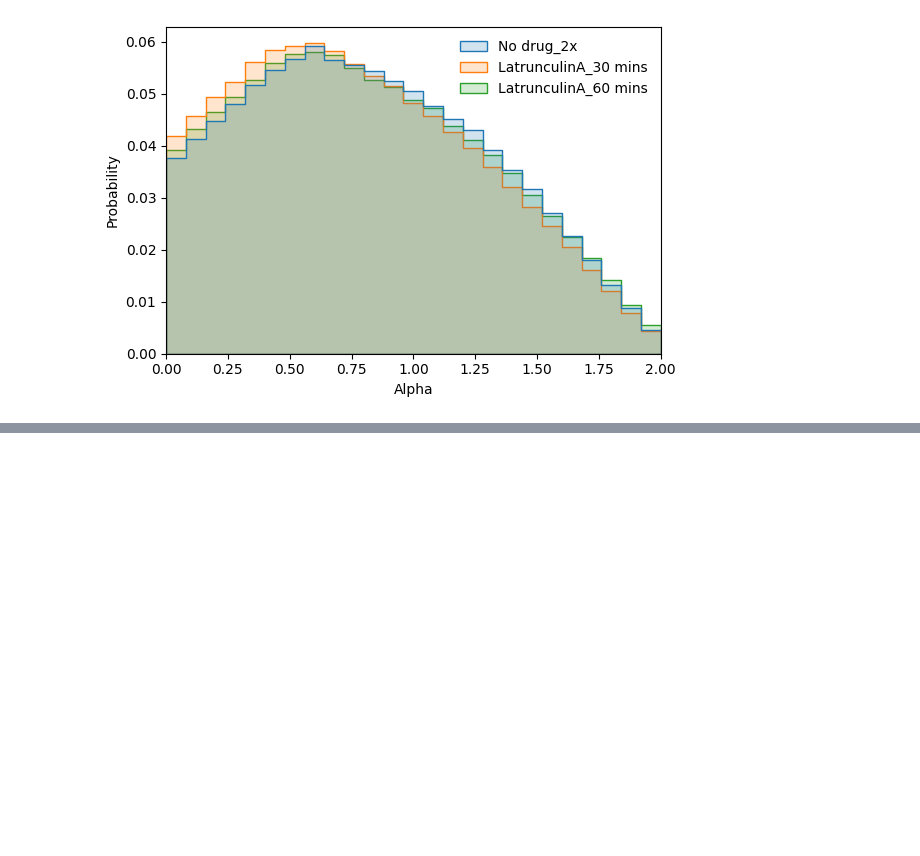
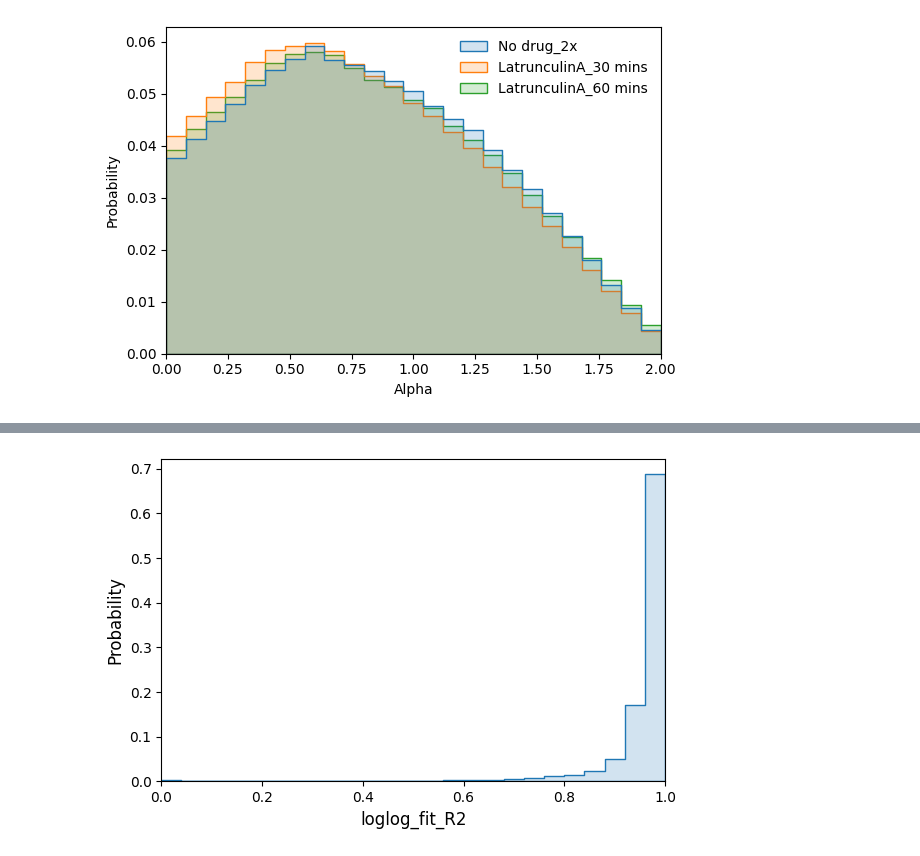
Before and after one commit to walterlab-um/Hyperosmotic_Confinement-Jump, a Jupyter notebook: plots/Running window_alpha component_plot.ipynb, the cells around one changed output, grey strips where cells are left out. Cells and saved outputs as stored; diff of their text form; code cells hidden in the pictures; blank space fills up the shorter version.

```diff
--- a/plots/Running window_alpha component_plot.ipynb
+++ b/plots/Running window_alpha component_plot.ipynb
@@ -130,0 +171,5 @@ plt.show()
+# %%
+csv_files = filedialog.askopenfilenames(
+    title="Select CSV Files for No drug_2x",
+    filetypes=(("CSV files", "*.csv"), ("All files", "*.*")),
+)
@@ -130,0 +262,46 @@ plt.show()
+# %%
+import os
+from os.path import join, basename
+import matplotlib.pyplot as plt
+import numpy as np
+import pandas as pd
+import seaborn as sns
+
+sns.set(color_codes=True, style="white")
+# %%
+csv_files = filedialog.askopenfilenames(
+    title="Select CSV Files for No drug_2x",
+    filetypes=(("CSV files", "*.csv"), ("All files", "*.*")),
+)
+# %%
+
+df_list = []
+
+for file in csv_files:
+    df = pd.read_csv(file)
+    df_list.append(df)
+
+combined_df = pd.concat(df_list, ignore_index=True)
+
+
+# Plot the probability distribution for each condition without KDE
+plt.figure(figsize=(6, 4))
+ax = sns.histplot(
+    data=combined_df,
+    x='loglog_fit_R2',
+    bins=25,
+    binrange = (0,1),
+    stat="probability",
+    element="step",
+    common_norm=False,
+    fill=True,
+    alpha=0.2
+)
+
+plt.xlabel('loglog_fit_R2', fontsize = 12)
+plt.ylabel('Probability', fontsize = 12)
+plt.xlim(0, 1)
+plt.tight_layout()
+plt.show()
+# %% [output]
+[figure, added]
```
Also changed, not shown: parts of 13 cells of this notebook.
